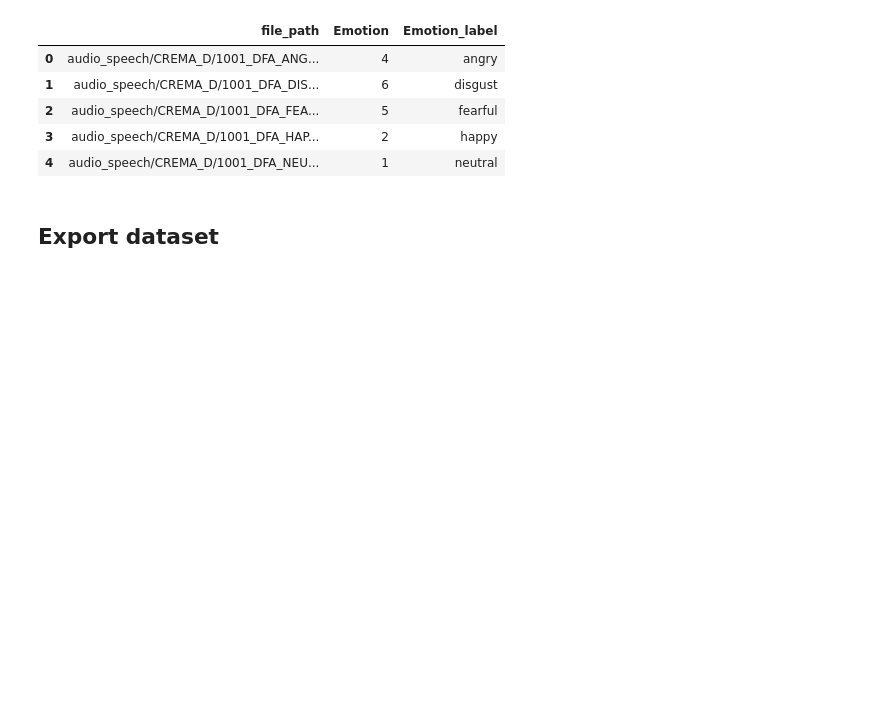
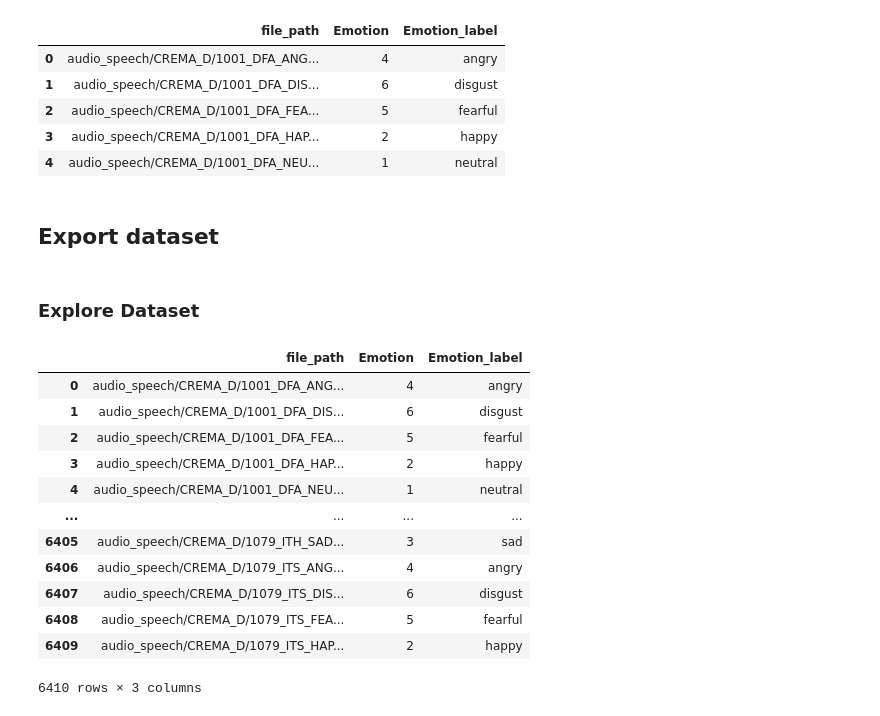
Before and after one commit to Chesh1M/Speech-Emotion-Recognition, a Jupyter notebook: crema_d_eda.ipynb, the cells around one changed output. Saved outputs shown, nothing was run; the diff lists cells and outputs as text; code cells hidden in the pictures; blank space fills up the shorter version.

```diff
--- a/crema_d_eda.ipynb
+++ b/crema_d_eda.ipynb
@@ -89,3 +96,21 @@ df.head()
 ## Export dataset
 # %%
 df.to_csv("crema_d_labels.csv", index=False)
+# %% [markdown]
+### Explore Dataset
+# %%
+df
+# %% [output]
+|  | file_path | Emotion | Emotion_label |
+| 0 | audio_speech/CREMA_D/1001_DFA_ANG... | 4 | angry |
+| 1 | audio_speech/CREMA_D/1001_DFA_DIS... | 6 | disgust |
+| 2 | audio_speech/CREMA_D/1001_DFA_FEA... | 5 | fearful |
+| 3 | audio_speech/CREMA_D/1001_DFA_HAP... | 2 | happy |
+| 4 | audio_speech/CREMA_D/1001_DFA_NEU... | 1 | neutral |
+| ... | ... | ... | ... |
+| 6405 | audio_speech/CREMA_D/1079_ITH_SAD... | 3 | sad |
+| 6406 | audio_speech/CREMA_D/1079_ITS_ANG... | 4 | angry |
+| 6407 | audio_speech/CREMA_D/1079_ITS_DIS... | 6 | disgust |
+| 6408 | audio_speech/CREMA_D/1079_ITS_FEA... | 5 | fearful |
+| 6409 | audio_speech/CREMA_D/1079_ITS_HAP... | 2 | happy |
+6410 rows × 3 columns
```
Also changed, not shown: parts of 6 cells of this notebook, 18 other files.
